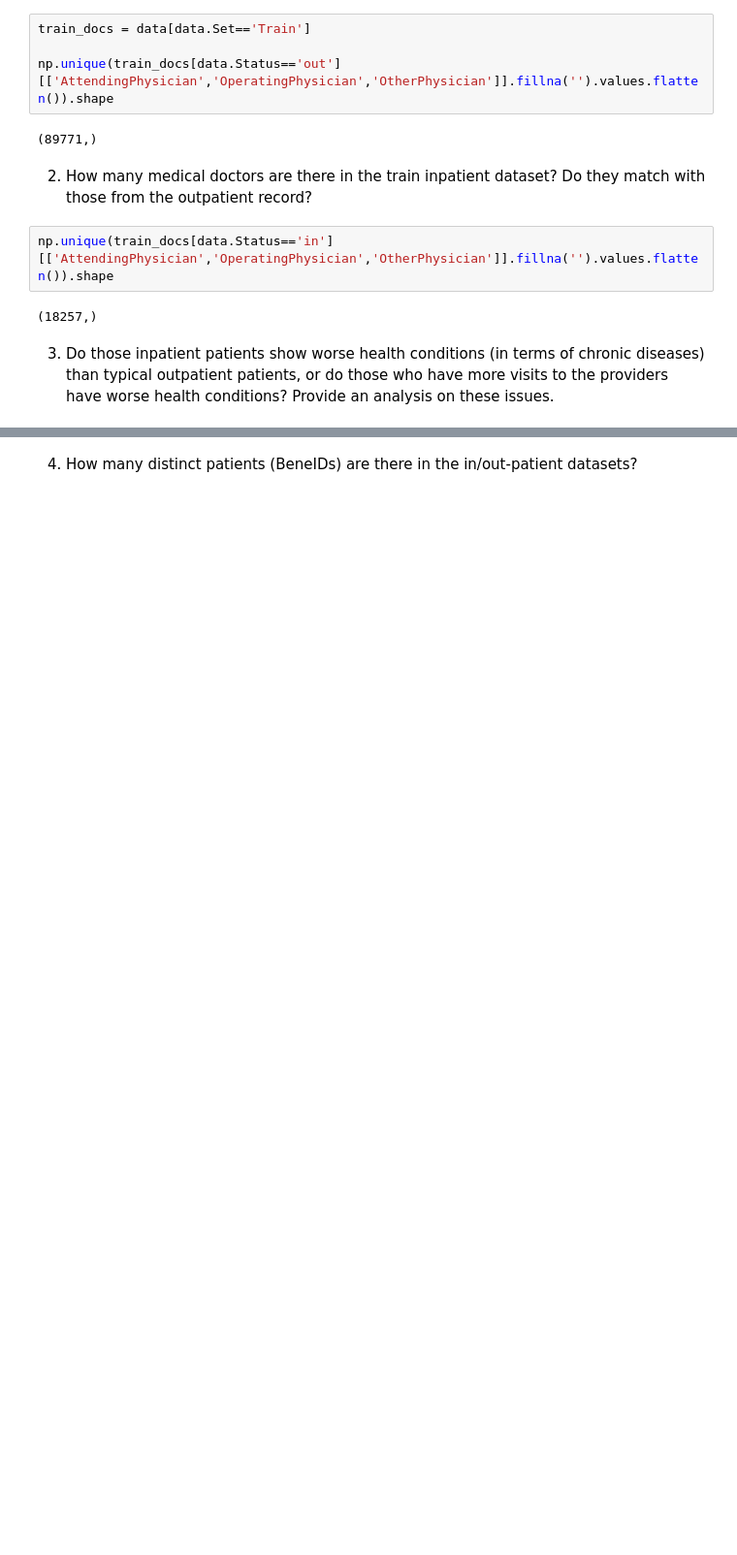
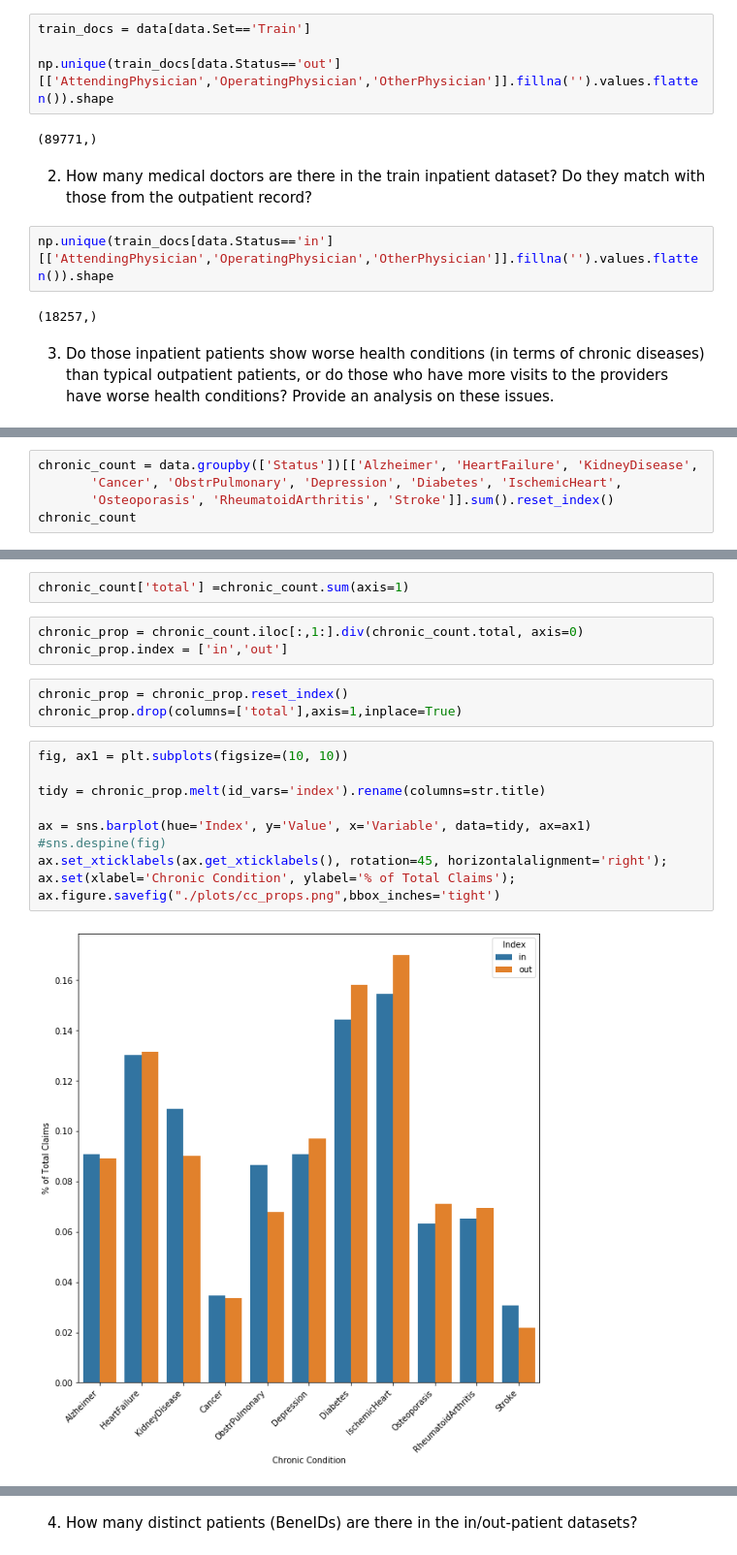
Before and after one commit to DebLeong/HealthCareCapstone, a Jupyter notebook: sam/EDA.ipynb, the cells around one changed output, grey strips where cells are left out. Shown at 97% size. Drawn from its saved outputs; the diff is of its cells as text; blank space fills up the shorter version.

```diff
--- a/sam/EDA.ipynb
+++ b/sam/EDA.ipynb
@@ -304,0 +426,5 @@ np.unique(train_docs[data.Status=='in'][['AttendingPhysician','OperatingPhysicia
+# %%
+chronic_count = data.groupby(['Status'])[['Alzheimer', 'HeartFailure', 'KidneyDisease',
+       'Cancer', 'ObstrPulmonary', 'Depression', 'Diabetes', 'IschemicHeart',
+       'Osteoporasis', 'RheumatoidArthritis', 'Stroke']].sum().reset_index()
+chronic_count
@@ -304,0 +435,20 @@ np.unique(train_docs[data.Status=='in'][['AttendingPhysician','OperatingPhysicia
+# %%
+chronic_count['total'] =chronic_count.sum(axis=1)
+# %%
+chronic_prop = chronic_count.iloc[:,1:].div(chronic_count.total, axis=0)
+chronic_prop.index = ['in','out']
+# %%
+chronic_prop = chronic_prop.reset_index()
+chronic_prop.drop(columns=['total'],axis=1,inplace=True)
+# %%
+fig, ax1 = plt.subplots(figsize=(10, 10))
+
+tidy = chronic_prop.melt(id_vars='index').rename(columns=str.title)
+
+ax = sns.barplot(hue='Index', y='Value', x='Variable', data=tidy, ax=ax1)
+#sns.despine(fig)
+ax.set_xticklabels(ax.get_xticklabels(), rotation=45, horizontalalignment='right');
+ax.set(xlabel='Chronic Condition', ylabel='% of Total Claims');
+ax.figure.savefig("./plots/cc_props.png",bbox_inches='tight')
+# %% [output]
+[figure, added]
```
Also changed, not shown: parts of 37 cells of this notebook, 2 other files.
